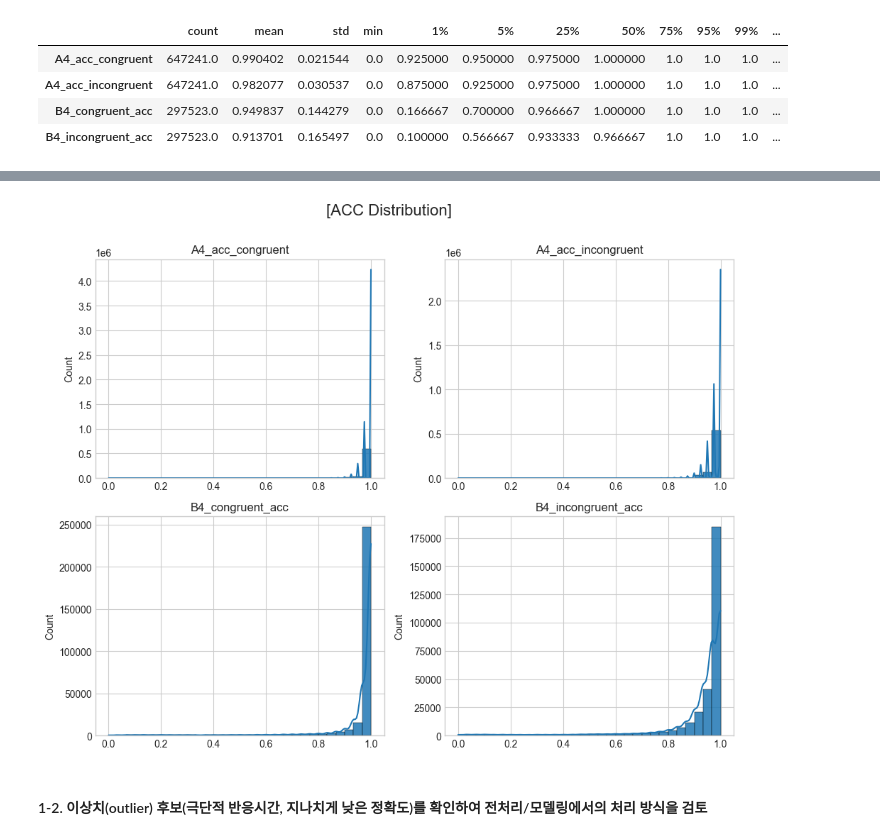
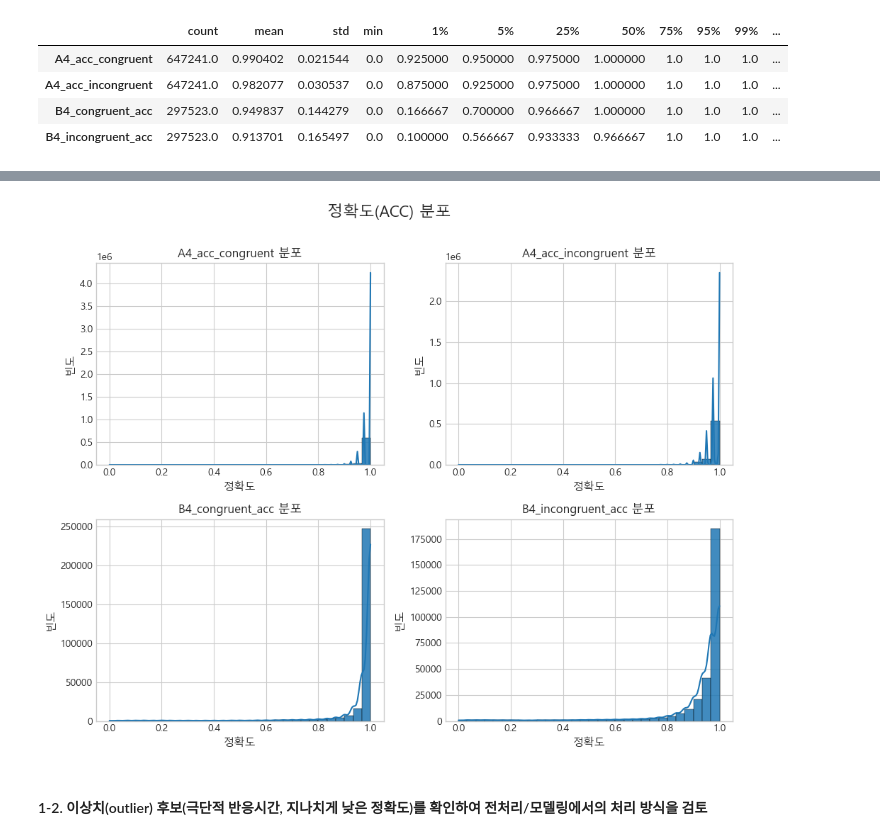
Before and after one commit to cms6090/Dacon, a Jupyter notebook: EDA_part2.ipynb, the cells around one changed output, grey strips where cells are left out. Saved outputs shown, nothing was run; the diff lists cells and outputs as text; code cells hidden in the pictures.

```diff
--- a/EDA_part2.ipynb
+++ b/EDA_part2.ipynb
@@ -71,3 +71,22 @@ green = sns.color_palette()[2]    # 기본 초록색
 red = sns.color_palette()[3]      # 기본 빨간색
 purple = sns.color_palette()[4]   # 기본 보라색
 brown = sns.color_palette()[5]    # 기본 갈색
+# %%
+import matplotlib.font_manager as fm
+import matplotlib.pyplot as plt
+import matplotlib as mpl
+
+# Windows 기본 Malgun Gothic 경로
+font_path = "C:/Windows/Fonts/malgun.ttf"
+
+# 폰트 등록
+font = fm.FontProperties(fname=font_path).get_name()
+fm.fontManager.addfont(font_path)
+
+# Matplotlib 전체 설정 업데이트
+mpl.rc('font', family=font)
+
+# 마이너스 깨짐 방지
+mpl.rcParams['axes.unicode_minus'] = False
+
+print("사용 중인 폰트:", font)
@@ -220,42 +244,49 @@ RT std 피처 수: 6
 # ---------------------------- #
 def acc_plot(cols, title):
     n = len(cols)
     if n == 0:
-        print(f"{title}: No columns found.")
+        print(f"{title}: 해당 컬럼이 없습니다.")
         return
 
     # subplot grid 크기 자동 계산
     ncols = 2
     nrows = math.ceil(n / ncols)
 
     fig, axes = plt.subplots(nrows, ncols, figsize=(ncols*5, nrows*4))
     axes = axes.flatten()  # 2D → 1D array
 
     for i, col in enumerate(cols):
         ax = axes[i]
-        sns.histplot(df[col].dropna(), bins=30, kde=True,
-                     ax=ax, color=blue,
+        sns.histplot(
+            df[col].dropna(),
+            bins=30,
+            kde=True,
+            ax=ax,
+            color=blue,
             edgecolor="black",
             linewidth=0.3,
-            alpha=0.85)
+            alpha=0.85
+        )
 
-        ax.set_title(col)
-        ax.set_xlabel("")
+        # 한글 제목 & 축 라벨
+        ax.set_title(f"{col} 분포", fontsize=12)
+        ax.set_xlabel("정확도", fontsize=11)   # x축: 정확도
+        ax.set_ylabel("빈도", fontsize=11)     # y축: 빈도
 
     # 남는 subplot 숨기기
     for j in range(len(cols), len(axes)):
         axes[j].axis('off')
 
-    plt.suptitle(title, fontsize=16)
+    plt.suptitle(title, fontsize=16)  # ex) "정확도(ACC) 분포"
     plt.tight_layout(rect=[0, 0, 1, 0.97])
     plt.show()
 
 # ---------------------------- #
 # 2) ACC 계열
 # ---------------------------- #
-acc_plot(acc_cols, "[ACC Distribution]")
+acc_plot(acc_cols, "정확도(ACC) 분포")
 # %% [output]
-[figure, old version]
+[figure, new version]
 # %% [markdown]
 #### 1-2. 이상치(outlier) 후보(극단적 반응시간, 지나치게 낮은 정확도)를 확인하여 전처리/모델링에서의 처리 방식을 검토
 # %%
```
Also changed, not shown: parts of 14 cells of this notebook.
